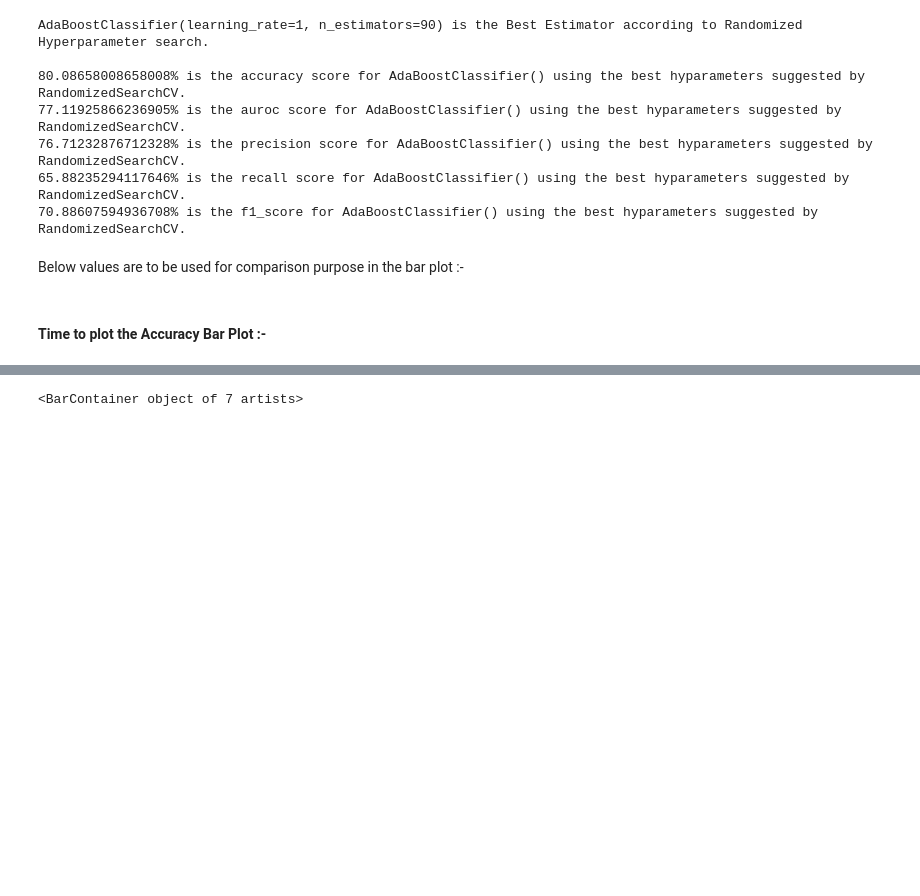
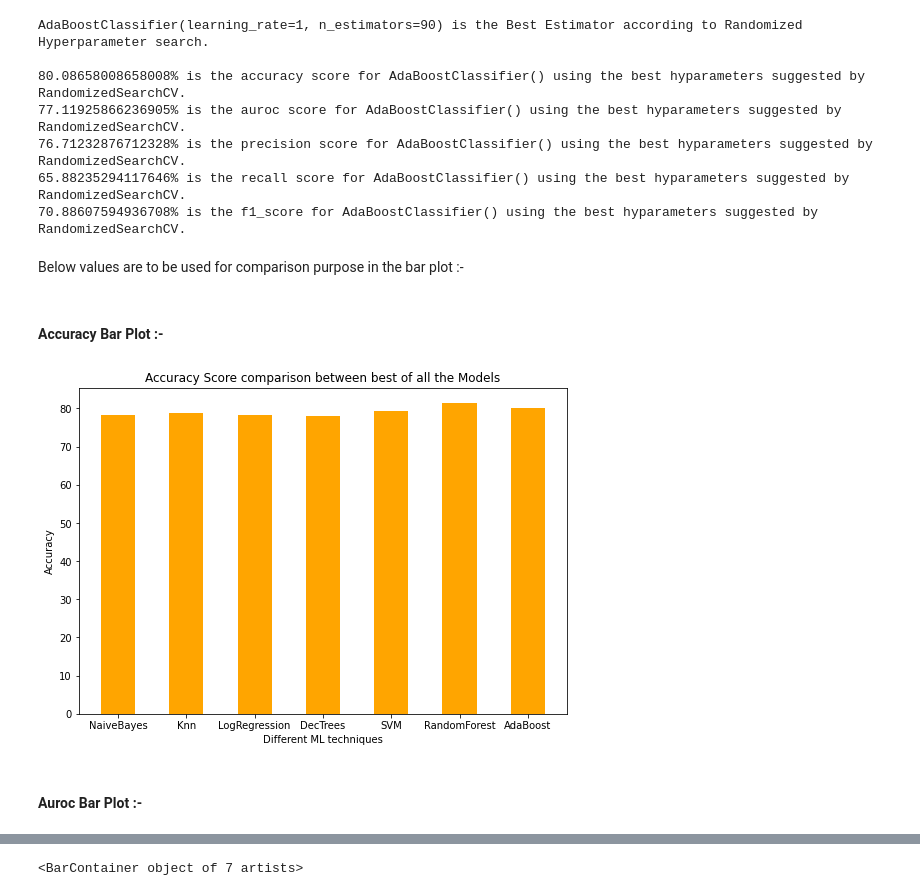
Before and after one commit to Patel27-S/Diabetes-Prediction---Data-Mining, a Jupyter notebook: DiabetesPrediction.ipynb, the cells around one changed output, grey strips where cells are left out. Drawn from its saved outputs; the diff is of its cells as text; code cells hidden in the pictures; blank space fills up the shorter version.

Commit message:
Plotted the bar-plots for accuracy and auroc scores for 1st technique of the project.

```diff
--- a/DiabetesPrediction.ipynb
+++ b/DiabetesPrediction.ipynb
@@ -314,3 +316,30 @@ def randomized_search_cv(estimator,param_grid,X_train=X_train,
+# %%
+def bar_plot_for_comaparison(y_label, performance_metric, x_label="Different ML techniques",  bar_width=0.5, \
+                             figsize=(10,6), color='orange', title = "Accuracy Score comparison between best of all the Models",\
+                             models = ['NaiveBayes', 'Knn', 'LogRegression', 'DecTrees', 'SVM', 'RandomForest', 'AdaBoost']):
+
+    '''
+    This function is to plot the comparison of performance_metric of different models.
+
+    It has parameters to be passed with a certain of them having default values.
+
+    Configuration of parameters :-
+
+    y_label, performance_metric, x_label="Different ML techniques",  bar_width=0.5, \
+    figsize=(10,6), color='orange', title = "Accuracy Score comparison between best of all the Models",\
+    models = ['NaiveBayes', 'Knn', 'LogRegression', 'DecTrees', 'SVM', 'RandomForest', 'AdaBoost']
+
+    performance_metric = List of the values of performance metric (i.e. either Accuracy, Auroc or else)
+    '''
+    models = models
+    performance_metric = performance_metric
+    fig = plt.figure(figsize = figsize)
+    plt.bar(models, performance_metric, color =color,
+            width = bar_width)
+    plt.xlabel(x_label)
+    plt.ylabel(y_label)
+    plt.title(title)
+    plt.show()
 # %% [markdown]
 ## i.e. Before Anything :
 # %% [markdown]
@@ -853,4 +882,4 @@ adaBoostAcc1 = max(accuracy_ab_normal_1, accuracy_ab_grid_1, accuracy_ab_random_
 
 adaBoostAuroc1 = max(auroc_ab_normal_1, auroc_ab_grid_1, auroc_ab_random_1)
 # %% [markdown]
-#### Time to plot the Accuracy Bar Plot :-
+#### Accuracy Bar Plot :-
@@ -858,0 +888,8 @@ NaiveBayesAcc, KnnAccuracy1
+# %%
+bar_plot_for_comaparison(y_label='Accuracy', performance_metric = accuracies, x_label="Different ML techniques",  bar_width=0.5, \
+                             figsize=(8.75,6), color='orange', title = "Accuracy Score comparison between best of all the Models",\
+                     models = ['NaiveBayes', 'Knn', 'LogRegression', 'DecTrees', 'SVM', 'RandomForest', 'AdaBoost'])
+# %% [output]
+[figure, added]
+# %% [markdown]
+#### Auroc Bar Plot :-
```
Also changed, not shown: parts of 5 cells of this notebook.
